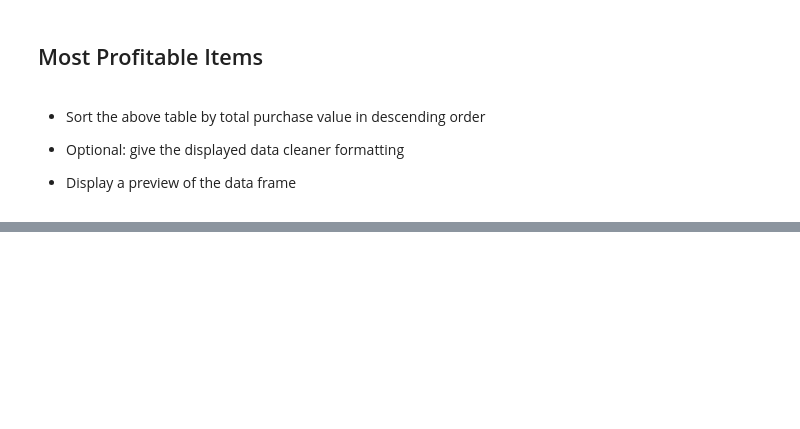
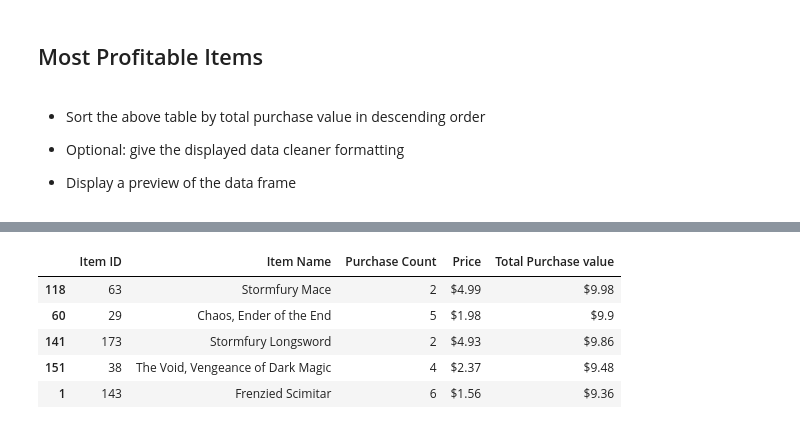
Before and after one commit to jbeachy21/HeroesOfPymoli, a Jupyter notebook: HeroesOfPymoli/HeroesOfPymoli_starter.ipynb, the cells around one changed output, grey strips where cells are left out. Cells and saved outputs as stored; diff of their text form; code cells hidden in the pictures; blank space fills up the shorter version.

```diff
--- a/HeroesOfPymoli/HeroesOfPymoli_starter.ipynb
+++ b/HeroesOfPymoli/HeroesOfPymoli_starter.ipynb
@@ -218,0 +519,80 @@ ValueError: If using all scalar values, you must pass an index
+# %%
+itemid_data = game_data["Item ID"]
+itemname_data = game_data["Item Name"]
+price_data = game_data["Price"]
+
+
+#dicitonary of itemname : purchase count
+purchase_count = {}
+#dicitonary of itemname : price
+price_tracker = {}
+id_tracker = {}
+
+totalpurchase = []
+index = 0
+prices = []
+for key in itemname_data:
+
+    #print(key)
+    id_tracker.setdefault(key)
+    purchase_count.setdefault(key)
+    price_tracker.setdefault(key)
+    id_tracker.setdefault(key)
+    if purchase_count[key] == None:
+        purchase_count[key] = 1
+    else:
+        value = purchase_count[key] + 1
+        purchase_count[key] = value
+
+    if price_tracker[key] == None:
+        price_tracker[key] = price_data[index]
+    if id_tracker[key] == None:
+        id_tracker[key] = itemid_data[index]
+    index+=1
+
+
+count = []
+names = []
+prices = []
+itemids = []
+for key, value in purchase_count.items():
+    names.append(key)
+    count.append(value)
+
+for key, value in price_tracker.items():
+    prices.append(value)
+
+for key, value in id_tracker.items():
+    itemids.append(value)
+
+index2 = 0
+
+while index2 < len(prices):
+    totalpurchase.append(prices[index2] * count[index2])
+    prices[index2] = "$" + str(prices[index2])
+    totalpurchase[index2] = "$" + str(round((totalpurchase[index2]),2))
+    index2+=1
+
+
+totalpurchase = pd.Series(data = totalpurchase)
+count = pd.Series(data = count)
+names = pd.Series(data = names)
+prices = pd.Series(data = prices)
+itemids = pd.Series(data = itemids)
+predf = {'Item ID': itemids, 'Item Name' : names, 'Purchase Count' : count, 'Price' : prices,
+         'Total Purchase value' : totalpurchase}
+df1 = pd.DataFrame(data = predf)
+
+
+
+
+df1 = df1.sort_values("Total Purchase value", ascending=False)
+
+df1.head()
+# %% [output]
+|  | Item ID | Item Name | Purchase Count | Price | Total Purchase value |
+| 118 | 63 | Stormfury Mace | 2 | $4.99 | $9.98 |
+| 60 | 29 | Chaos, Ender of the End | 5 | $1.98 | $9.9 |
+| 141 | 173 | Stormfury Longsword | 2 | $4.93 | $9.86 |
+| 151 | 38 | The Void, Vengeance of Dark Magic | 4 | $2.37 | $9.48 |
+| 1 | 143 | Frenzied Scimitar | 6 | $1.56 | $9.36 |
```
Also changed, not shown: parts of 16 cells of this notebook.
